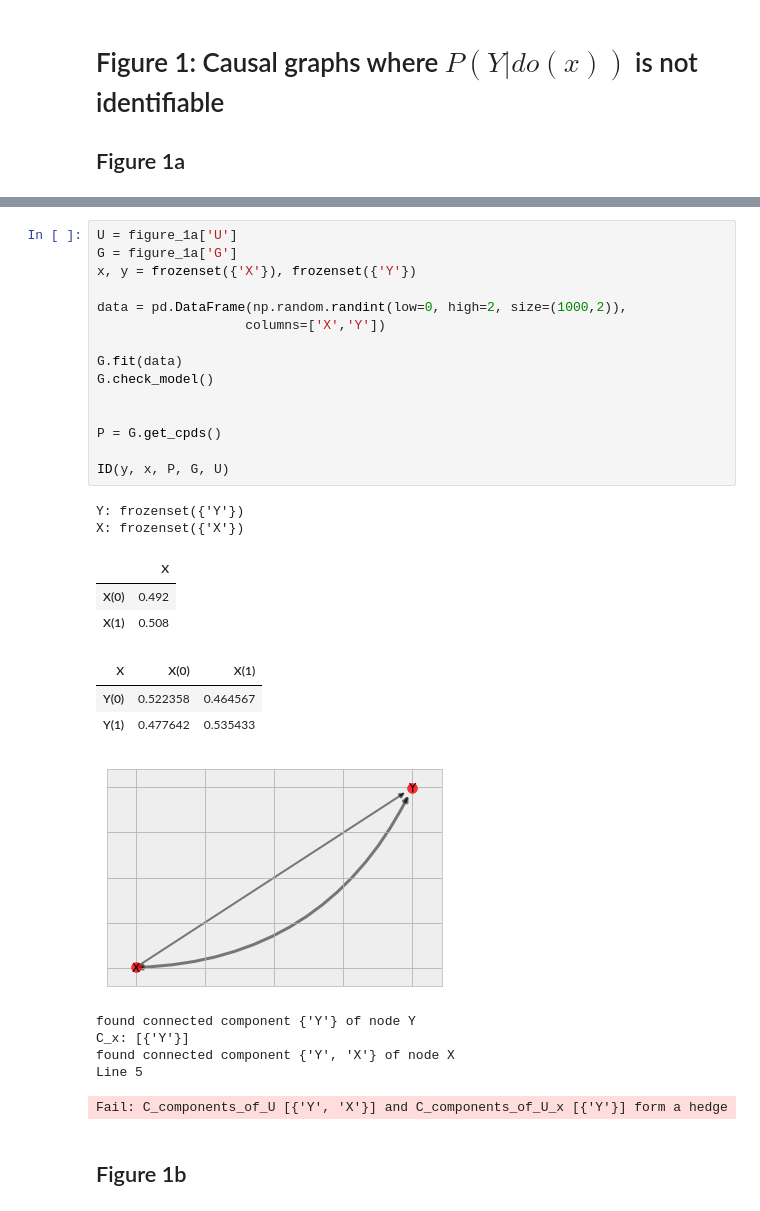
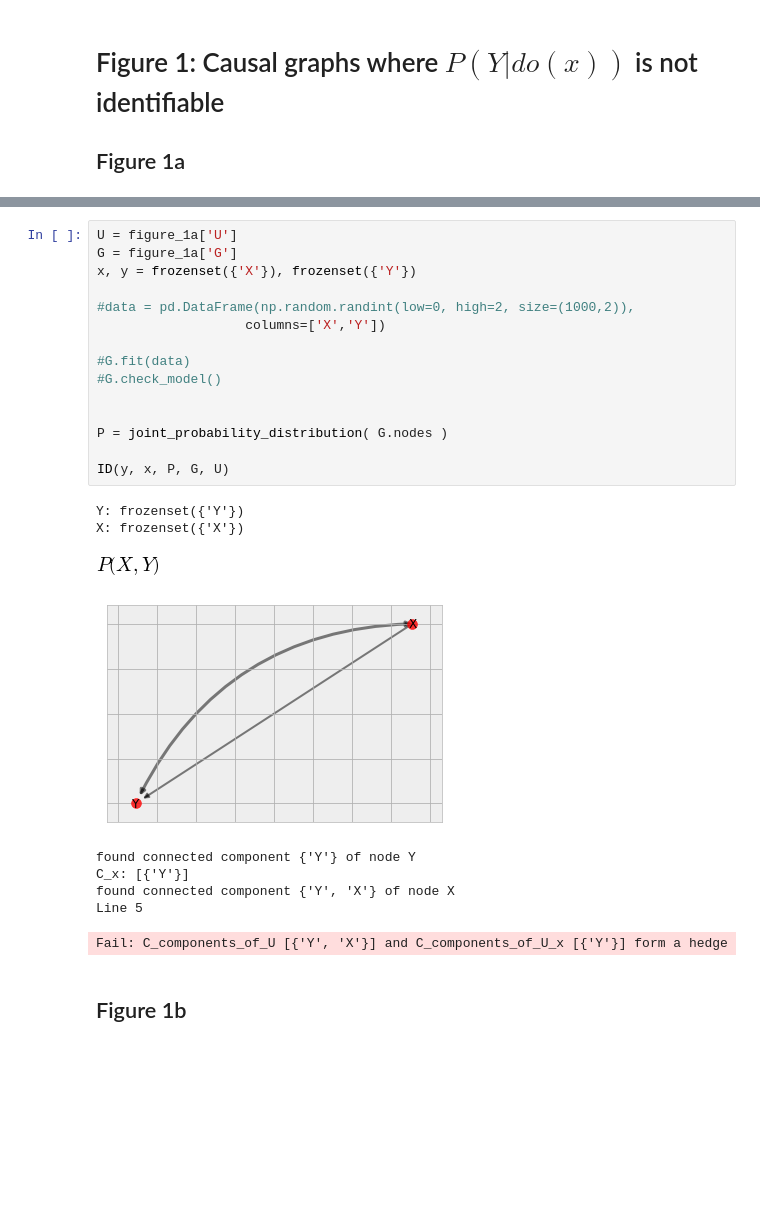
Before and after one commit to COVID-19-Causal-Reasoning/Y0, a Jupyter notebook: ID.ipynb, the cells around one changed output, grey strips where cells are left out. Drawn from its saved outputs; the diff is of its cells as text; blank space fills up the shorter version.

```diff
--- a/ID.ipynb
+++ b/ID.ipynb
@@ -287,28 +380,23 @@ draw_graph(**figure_1a)
 # %%
 U = figure_1a['U']
 G = figure_1a['G']
 x, y = frozenset({'X'}), frozenset({'Y'})
 
-data = pd.DataFrame(np.random.randint(low=0, high=2, size=(1000,2)),
+#data = pd.DataFrame(np.random.randint(low=0, high=2, size=(1000,2)),
                    columns=['X','Y'])
 
-G.fit(data)
-G.check_model()
+#G.fit(data)
+#G.check_model()
 
 
-P = G.get_cpds()
+P = joint_probability_distribution( G.nodes )
 
 ID(y, x, P, G, U)
 # %% [output]
 Y: frozenset({'Y'})
 X: frozenset({'X'})
-|  | X |
-| X(0) | 0.492 |
-| X(1) | 0.508 |
-| X | X(0) | X(1) |
-| Y(0) | 0.522358 | 0.464567 |
-| Y(1) | 0.477642 | 0.535433 |
-[figure, old version]
+[figure, new version]
+[figure, added]
 found connected component {'Y'} of node Y
 C_x: [{'Y'}]
 found connected component {'Y', 'X'} of node X
```
Also changed, not shown: parts of 10 cells of this notebook, 2 other files.
